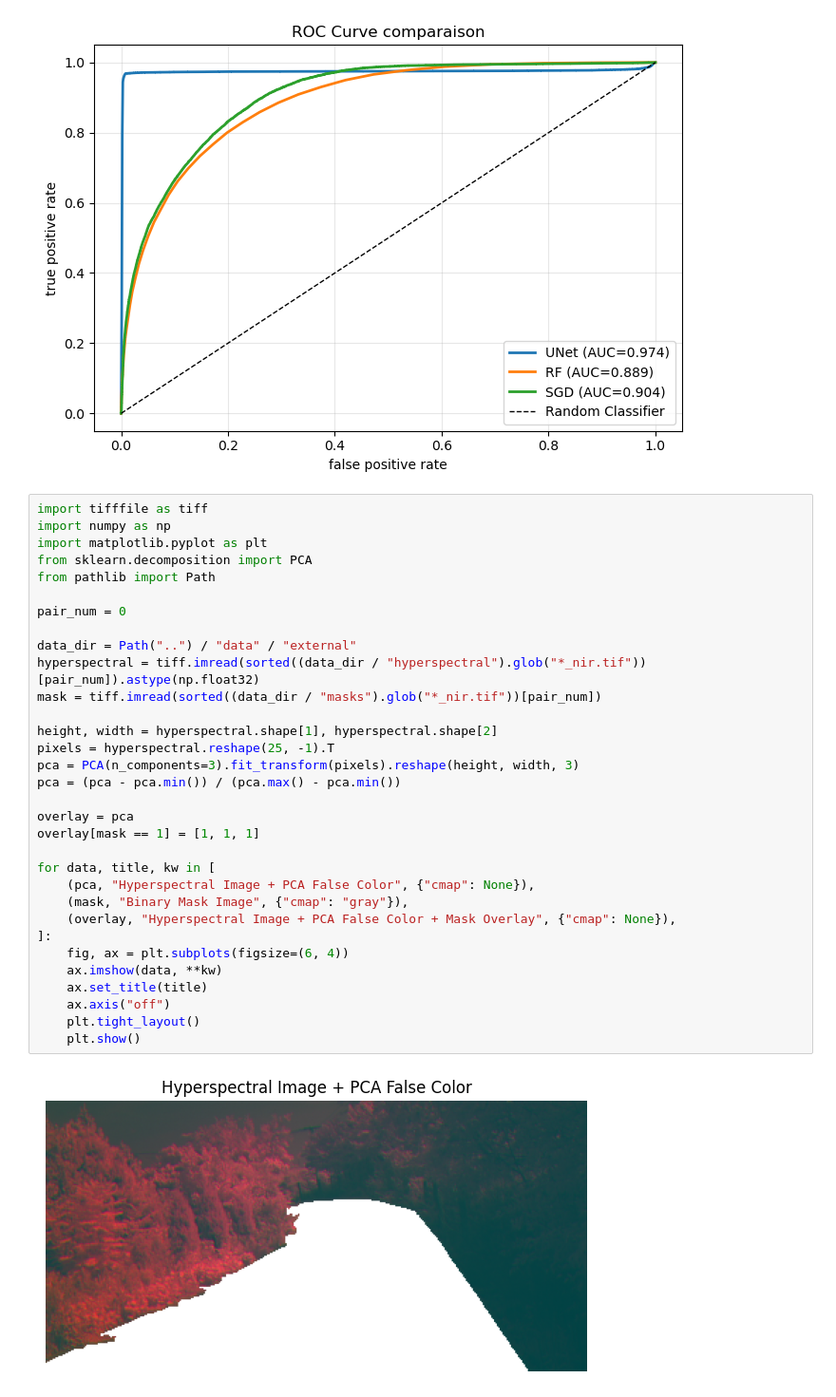
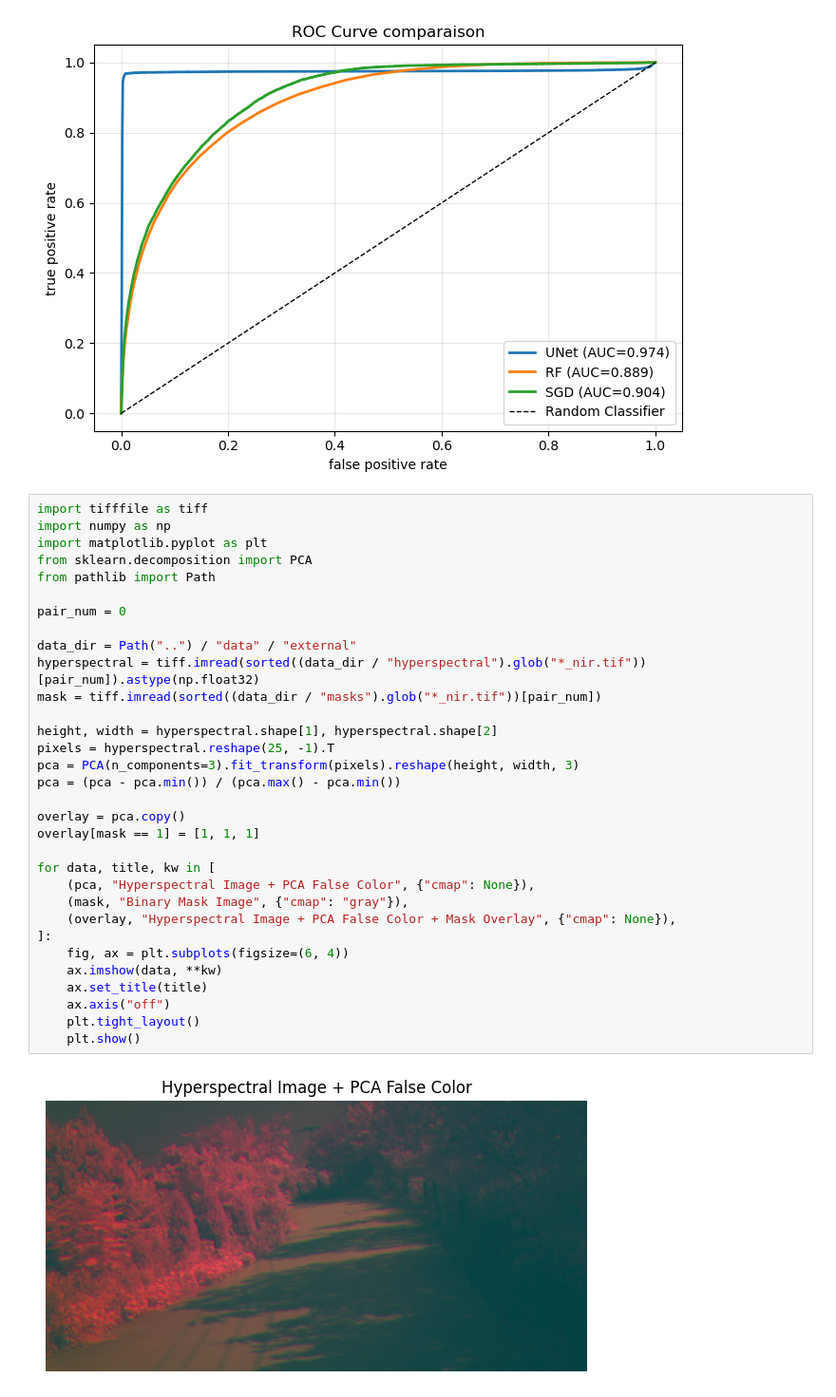
Before and after one commit to voracityyy/hyperspectral-image-road-segmentation, a Jupyter notebook: notebooks/plots.ipynb, the cells around one changed output. Shown at 95% size. Saved outputs shown, nothing was run; the diff lists cells and outputs as text.

Commit message:
Small fix in plots

```diff
--- a/notebooks/plots.ipynb
+++ b/notebooks/plots.ipynb
@@ -69,34 +69,34 @@ import tifffile as tiff
 import numpy as np
 import matplotlib.pyplot as plt
 from sklearn.decomposition import PCA
 from pathlib import Path
 
 pair_num = 0
 
 data_dir = Path("..") / "data" / "external"
 hyperspectral = tiff.imread(sorted((data_dir / "hyperspectral").glob("*_nir.tif"))[pair_num]).astype(np.float32)
 mask = tiff.imread(sorted((data_dir / "masks").glob("*_nir.tif"))[pair_num])
 
 height, width = hyperspectral.shape[1], hyperspectral.shape[2]
 pixels = hyperspectral.reshape(25, -1).T
 pca = PCA(n_components=3).fit_transform(pixels).reshape(height, width, 3)
 pca = (pca - pca.min()) / (pca.max() - pca.min())
 
-overlay = pca
+overlay = pca.copy()
 overlay[mask == 1] = [1, 1, 1]
 
 for data, title, kw in [
     (pca, "Hyperspectral Image + PCA False Color", {"cmap": None}),
     (mask, "Binary Mask Image", {"cmap": "gray"}),
     (overlay, "Hyperspectral Image + PCA False Color + Mask Overlay", {"cmap": None}),
 ]:
     fig, ax = plt.subplots(figsize=(6, 4))
     ax.imshow(data, **kw)
     ax.set_title(title)
     ax.axis("off")
     plt.tight_layout()
     plt.show()
 # %% [output]
-[figure, old version]
+[figure, new version]
 [figure]
 [figure]
```
